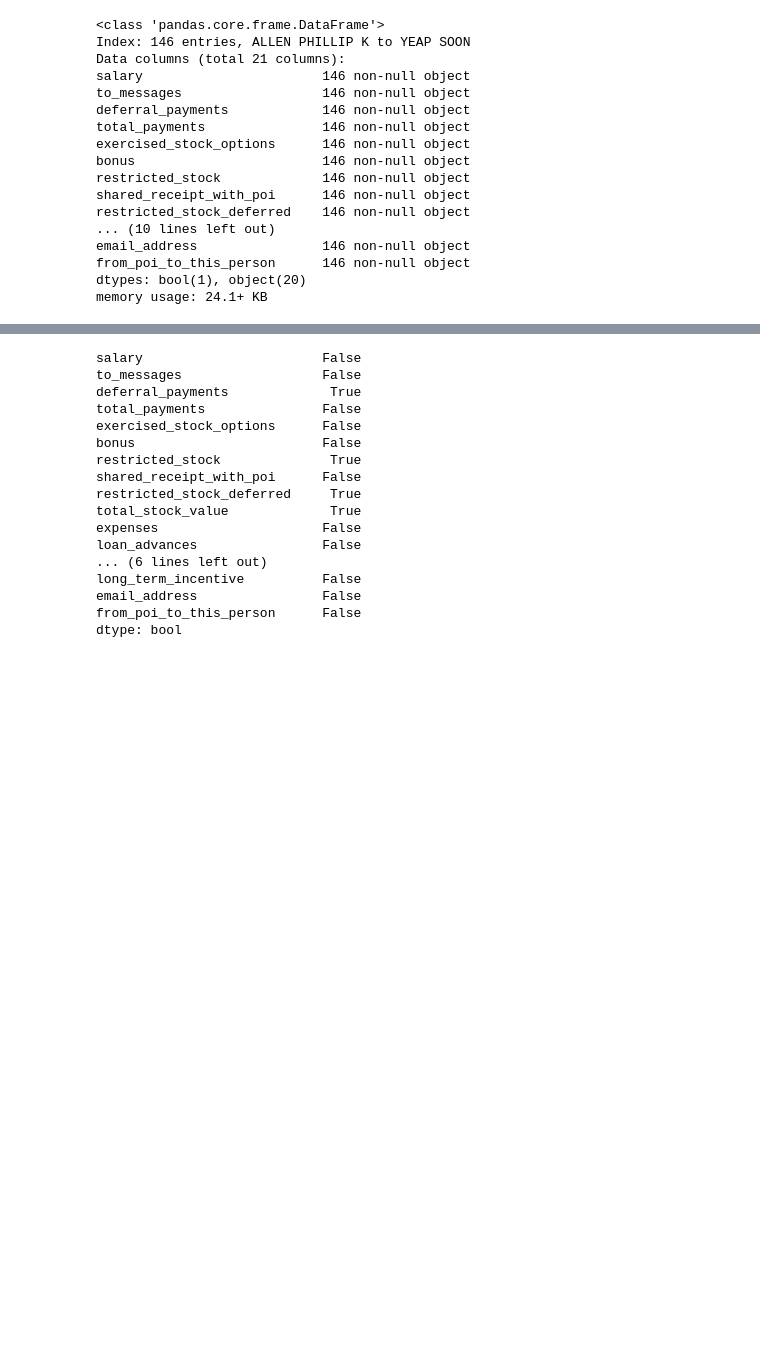
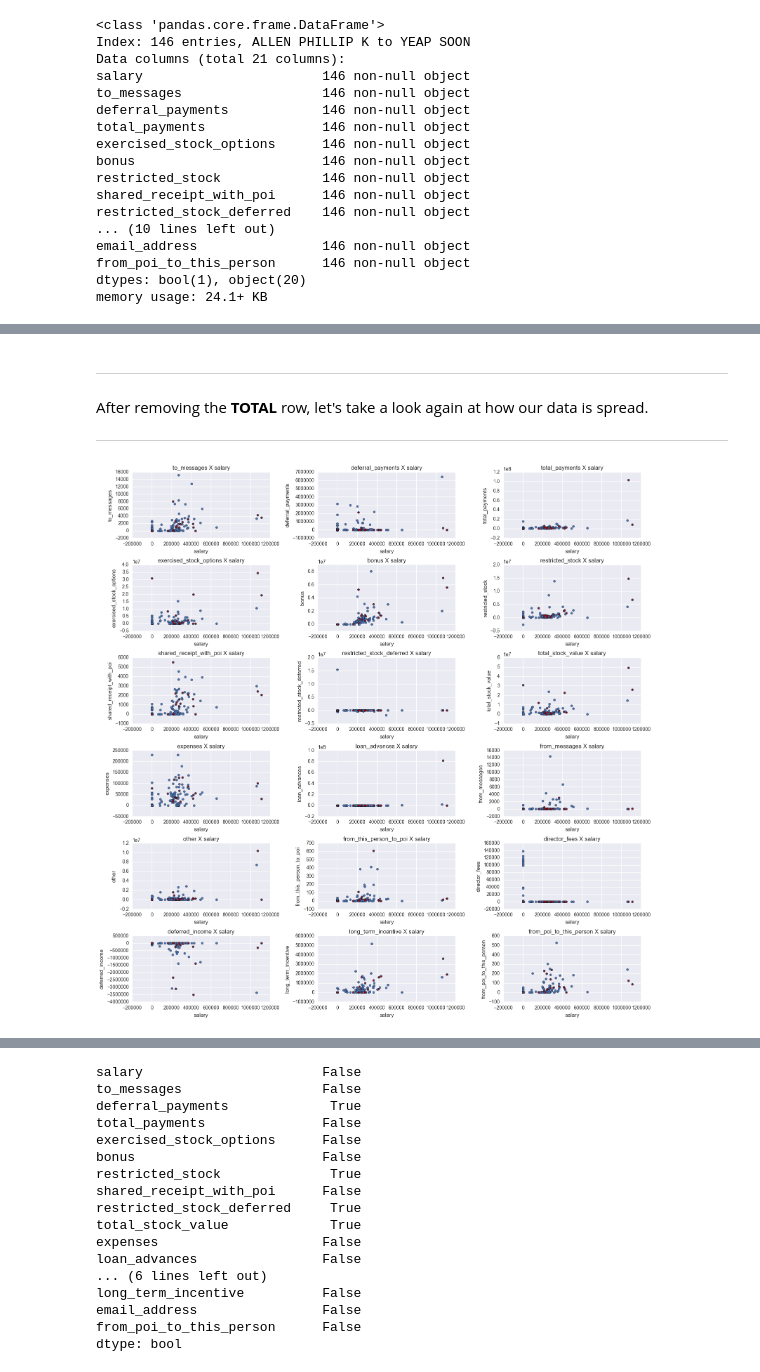
Before and after one commit to brunoassisp/Machine-Learning-project, a Jupyter notebook: Enron-ML-Project.ipynb, the cells around one changed output, grey strips where cells are left out. Cells and saved outputs as stored; diff of their text form; code cells hidden in the pictures; blank space fills up the shorter version.

```diff
--- a/Enron-ML-Project.ipynb
+++ b/Enron-ML-Project.ipynb
@@ -59,0 +118,15 @@ memory usage: 24.1+ KB
+# %% [markdown]
+---
+After removing the **TOTAL** row, let's take a look again at how our data is spread.
+
+---
+# %%
+fig, axes = plt.subplots(nrows=6, ncols=3, figsize=(16,16))
+
+for i, tp in enumerate(comb_list):
+    if tp[0] == 'salary' and tp[1] != 'poi' and tp[1] != 'email_address':
+        generate_scatter_plot(tp[0], tp[1], axes[i/3][i%3])
+
+plt.tight_layout()
+# %% [output]
+[figure, added]
```
Also changed, not shown: parts of 24 cells of this notebook.
